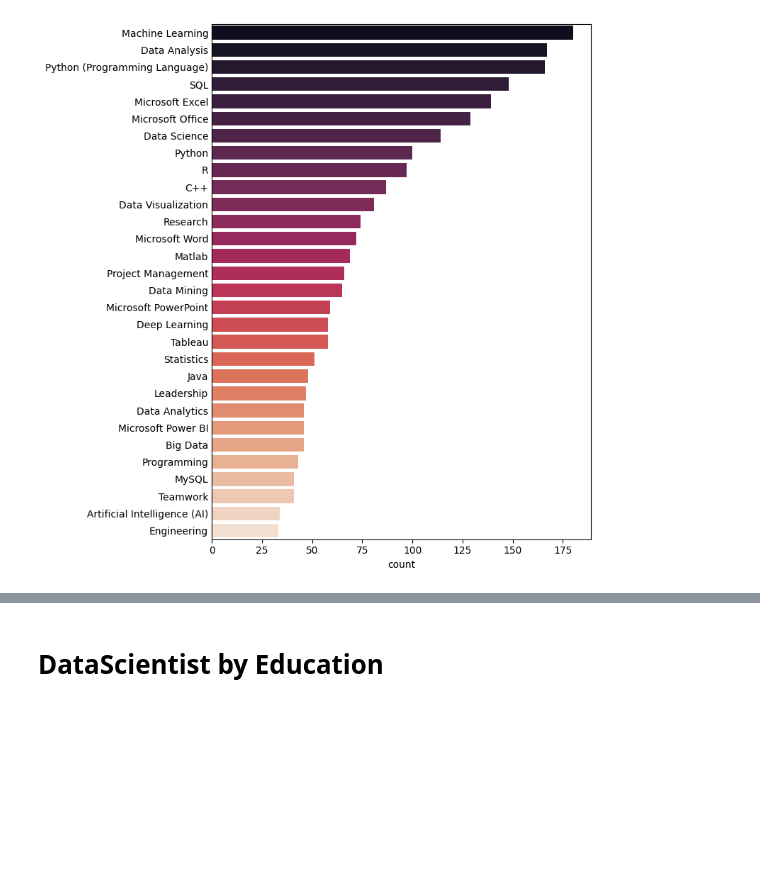
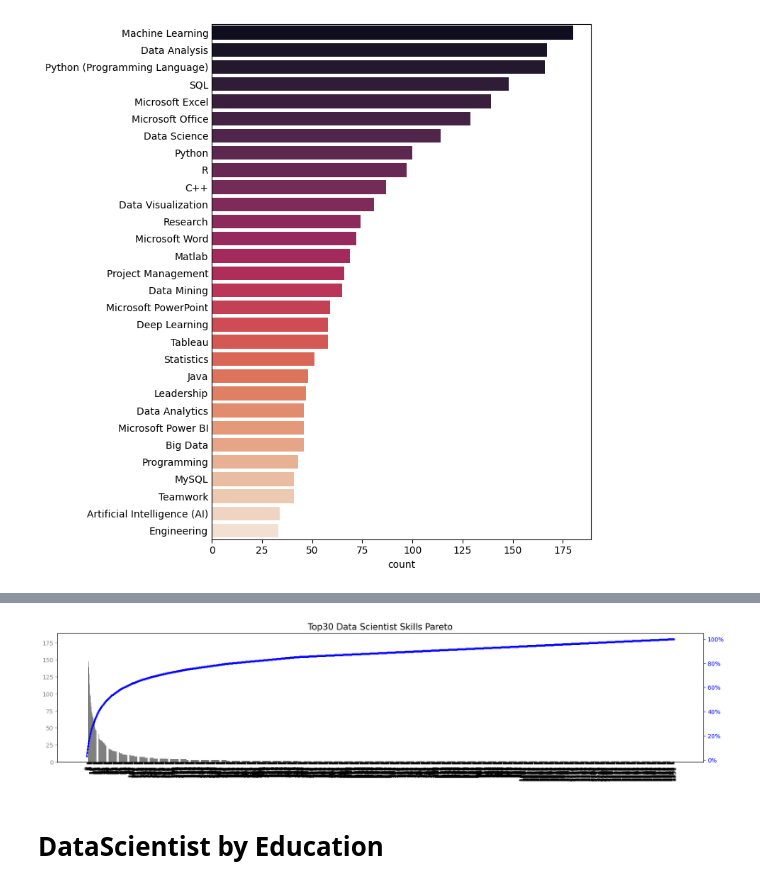
Before and after one commit to yong2khoo-lm/Mini-Project-1, a Jupyter notebook: Dev/Data_Preprocess_Analytics.ipynb, the cells around one changed output, grey strips where cells are left out. Saved outputs shown, nothing was run; the diff lists cells and outputs as text; code cells hidden in the pictures; blank space fills up the shorter version.

Commit message:
add_skill_pareto

```diff
--- a/Dev/Data_Preprocess_Analytics.ipynb
+++ b/Dev/Data_Preprocess_Analytics.ipynb
@@ -314,0 +294,5 @@ skills_df.to_csv('checkskill.csv')
+# %%
+#create df for skill
+skills_df = pd.DataFrame(skills_to_1D(df['skills']))
+skills_df.columns = ['skill']
+skills_df.head()
@@ -314,0 +306,5 @@ skills_df.to_csv('checkskill.csv')
+# %%
+#count skill by skills
+skills_df_df = skills_df.groupby(['skill']).agg(skill_count=('skill','count')).reset_index()
+skills_df_df.head()
+#skills_df_df.to_csv('check_skill#.csv')
@@ -314,0 +318,4 @@ skills_df.to_csv('checkskill.csv')
+# %%
+#sort descending
+skills_df= skills_df_df.sort_values(by='skill_count', ascending=False)
+skills_df.head()
@@ -314,0 +329,4 @@ skills_df.to_csv('checkskill.csv')
+# %%
+#prepare cumulative sum for Pareto
+skills_df['cum_skillperc'] = round(skills_df['skill_count'].cumsum()/skills_df['skill_count'].sum()*100,3)
+skills_df.head()
@@ -315,3 +340,32 @@ skills_df.to_csv('checkskill.csv')
+# %%
+import matplotlib.pyplot as plt
+from matplotlib.ticker import PercentFormatter
+
+#define aesthetics for plot
+color1 = 'grey'
+color2 = 'blue'
+line_size = 2
+
+#create basic bar plot
+fig, ax = plt.subplots(figsize=(20,4))
+ax.bar(skills_df.skill, skills_df['skill_count'], color=color1)
+
+#add cumulative percentage line to plot
+ax2 = ax.twinx()
+ax2.plot(skills_df.skill, skills_df['cum_skillperc'], color=color2, marker="D", ms=line_size)
+ax2.yaxis.set_major_formatter(PercentFormatter())
+
+#specify axis colors
+ax.tick_params(axis='y', colors=color1)
+ax2.tick_params(axis='y', colors=color2)
+
+#display Pareto chart
+ax.set_title('Top30 Data Scientist Skills Pareto', size = 15)
+#plt.xticks(rotation = 90)
+ax.set_xticklabels(ax.get_xticks(), rotation = 90)
+plt.show()
+# %% [output]
+[figure, added]
 # %% [markdown]
 # DataScientist by Education
 # %% [markdown]
```
Also changed, not shown: parts of 6 cells of this notebook.
